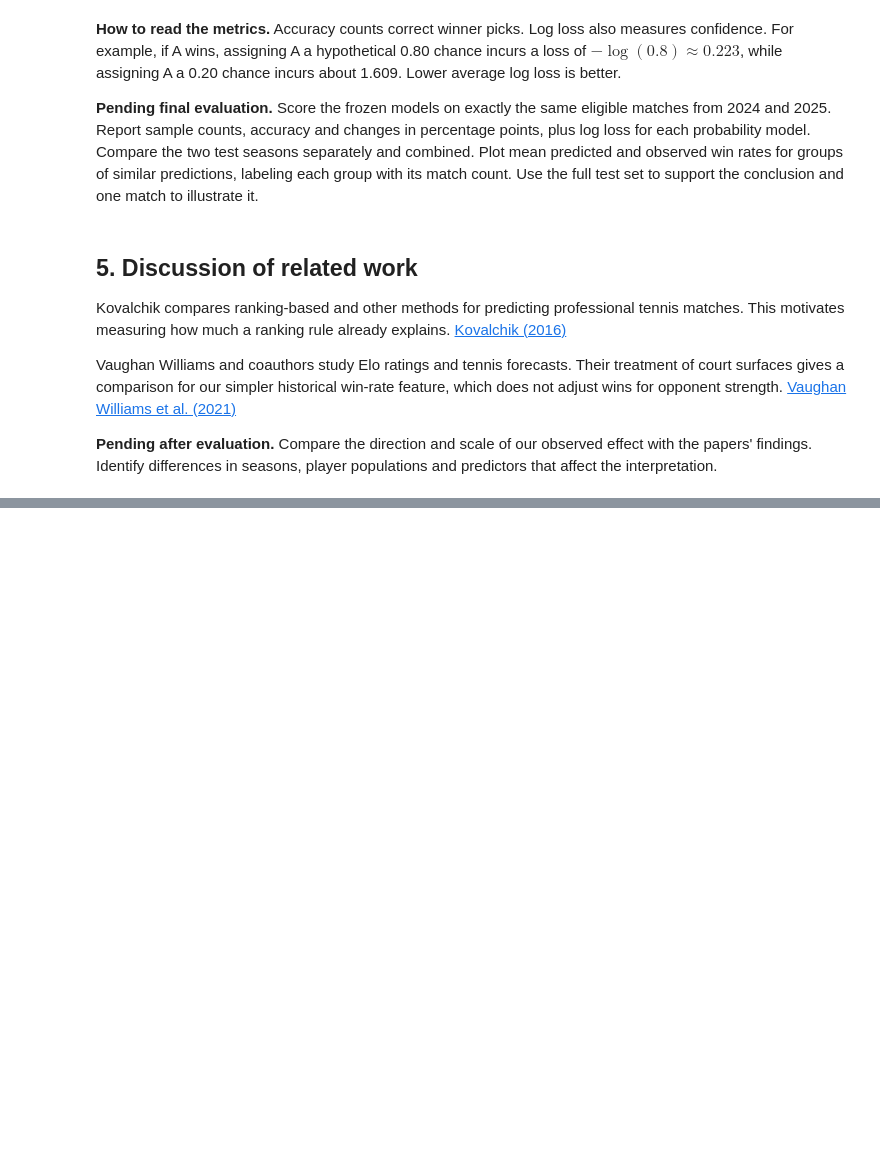
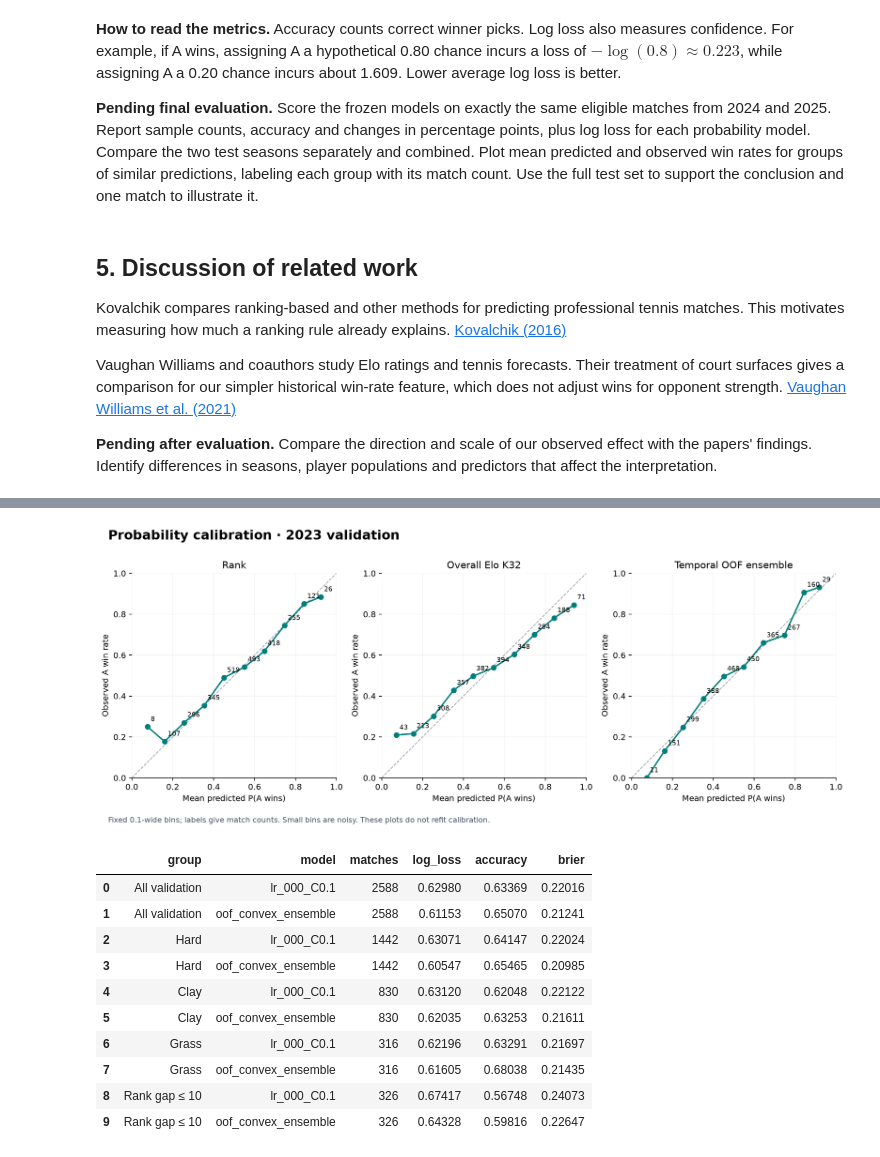
Before and after one commit to Jerry-111/atp-match-prediction, a Jupyter notebook: analysis.ipynb, the cells around one changed output, grey strips where cells are left out. Cells and saved outputs as stored; diff of their text form; code cells hidden in the pictures; blank space fills up the shorter version.

```diff
--- a/analysis.ipynb
+++ b/analysis.ipynb
@@ -244,0 +351,16 @@ Vaughan Williams and coauthors study Elo ratings and tennis forecasts. Their tre
+# %%
+display(Image(filename=str(ROOT / 'results/modeling/calibration.png')))
+display(subgroup_table(report))
+# %% [output]
+[figure, added]
+|  | group | model | matches | log_loss | accuracy | brier |
+| 0 | All validation | lr_000_C0.1 | 2588 | 0.62980 | 0.63369 | 0.22016 |
+| 1 | All validation | oof_convex_ensemble | 2588 | 0.61153 | 0.65070 | 0.21241 |
+| 2 | Hard | lr_000_C0.1 | 1442 | 0.63071 | 0.64147 | 0.22024 |
+| 3 | Hard | oof_convex_ensemble | 1442 | 0.60547 | 0.65465 | 0.20985 |
+| 4 | Clay | lr_000_C0.1 | 830 | 0.63120 | 0.62048 | 0.22122 |
+| 5 | Clay | oof_convex_ensemble | 830 | 0.62035 | 0.63253 | 0.21611 |
+| 6 | Grass | lr_000_C0.1 | 316 | 0.62196 | 0.63291 | 0.21697 |
+| 7 | Grass | oof_convex_ensemble | 316 | 0.61605 | 0.68038 | 0.21435 |
+| 8 | Rank gap ≤ 10 | lr_000_C0.1 | 326 | 0.67417 | 0.56748 | 0.24073 |
+| 9 | Rank gap ≤ 10 | oof_convex_ensemble | 326 | 0.64328 | 0.59816 | 0.22647 |
```
Also changed, not shown: parts of 13 cells of this notebook, 27 other files.
